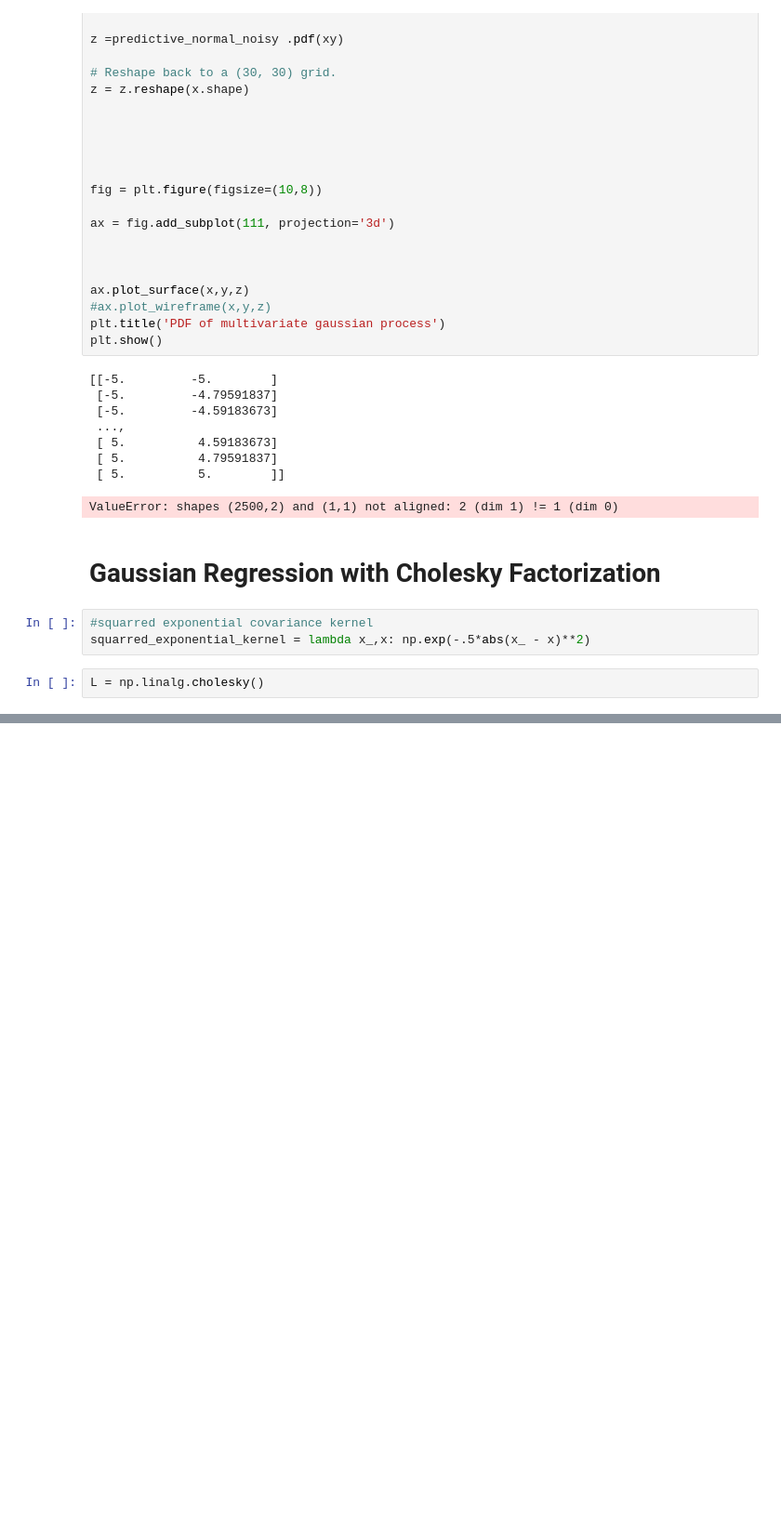
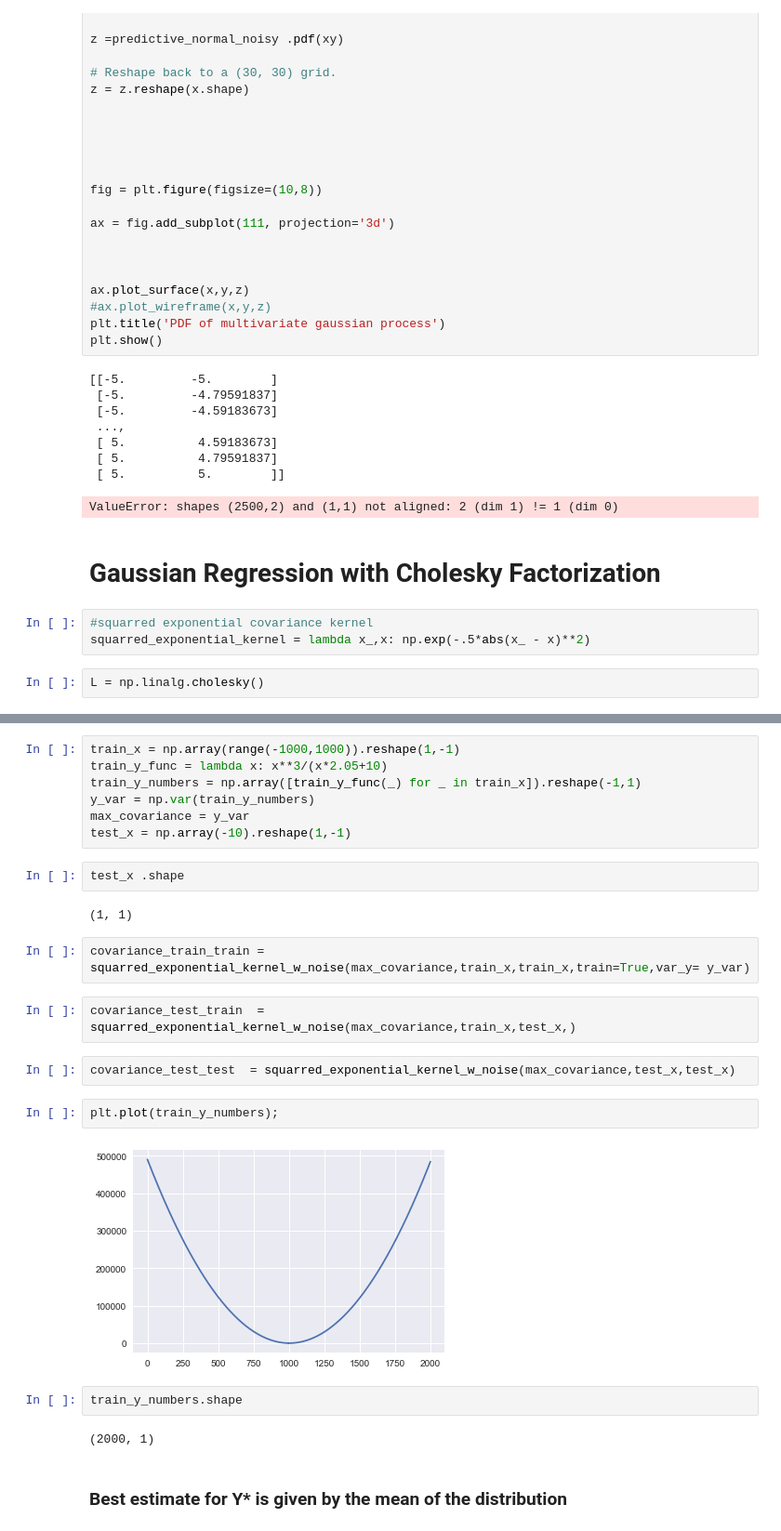
Before and after one commit to jonhilgart22/advanced_stats, a Jupyter notebook: final_project/Experimenting with GPs.ipynb, the cells around one changed output, grey strips where cells are left out. Shown: that part at 93% size. Drawn from its saved outputs; the diff is of its cells as text; blank space fills up the shorter version.

```diff
--- a/final_project/Experimenting with GPs.ipynb
+++ b/final_project/Experimenting with GPs.ipynb
@@ -432,0 +473,27 @@ L = np.linalg.cholesky()
+# %%
+train_x = np.array(range(-1000,1000)).reshape(1,-1)
+train_y_func = lambda x: x**3/(x*2.05+10)
+train_y_numbers = np.array([train_y_func(_) for _ in train_x]).reshape(-1,1)
+y_var = np.var(train_y_numbers)
+max_covariance = y_var
+test_x = np.array(-10).reshape(1,-1)
+# %%
+test_x .shape
+# %% [output]
+(1, 1)
+# %%
+covariance_train_train = squarred_exponential_kernel_w_noise(max_covariance,train_x,train_x,train=True,var_y= y_var)
+# %%
+covariance_test_train  = squarred_exponential_kernel_w_noise(max_covariance,train_x,test_x,)
+# %%
+covariance_test_test  = squarred_exponential_kernel_w_noise(max_covariance,test_x,test_x)
+# %%
+plt.plot(train_y_numbers);
+# %% [output]
+[figure, added]
+# %%
+train_y_numbers.shape
+# %% [output]
+(2000, 1)
+# %% [markdown]
+### Best estimate for Y* is given by the mean of the distribution
```
Also changed, not shown: parts of 14 cells of this notebook, 1 other file.
